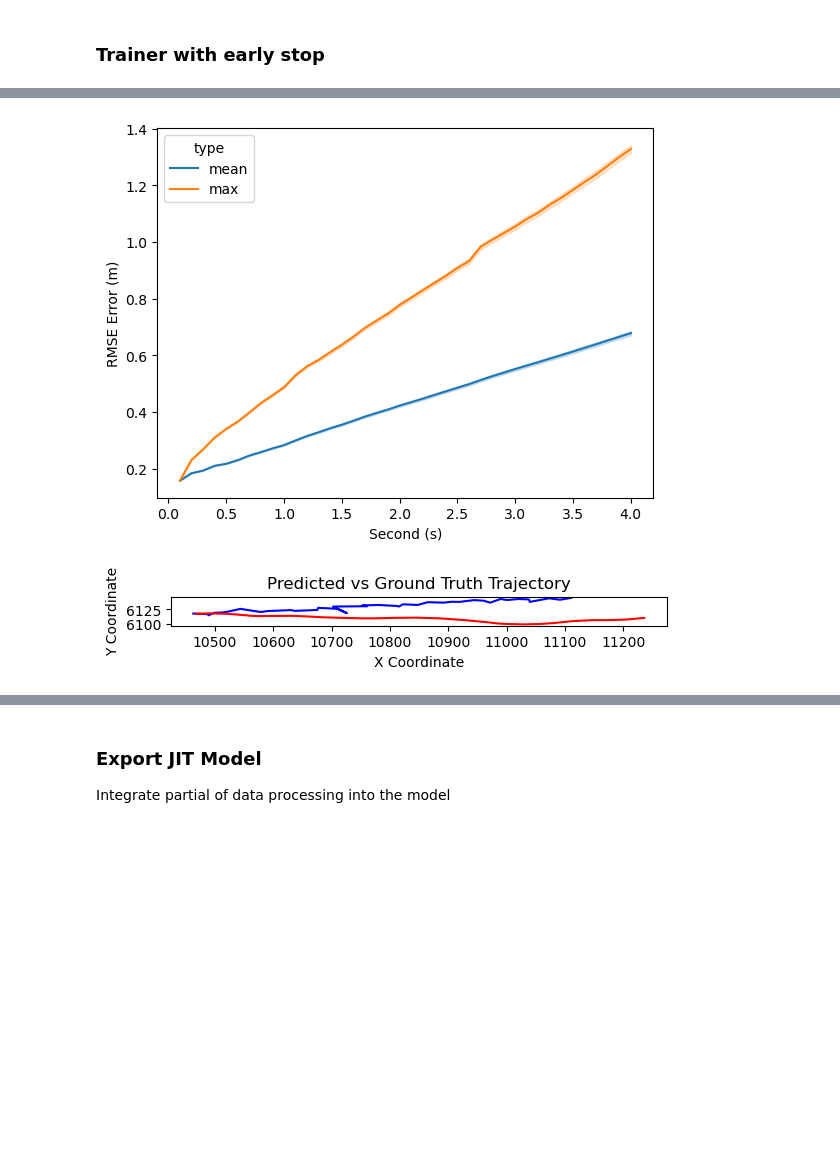
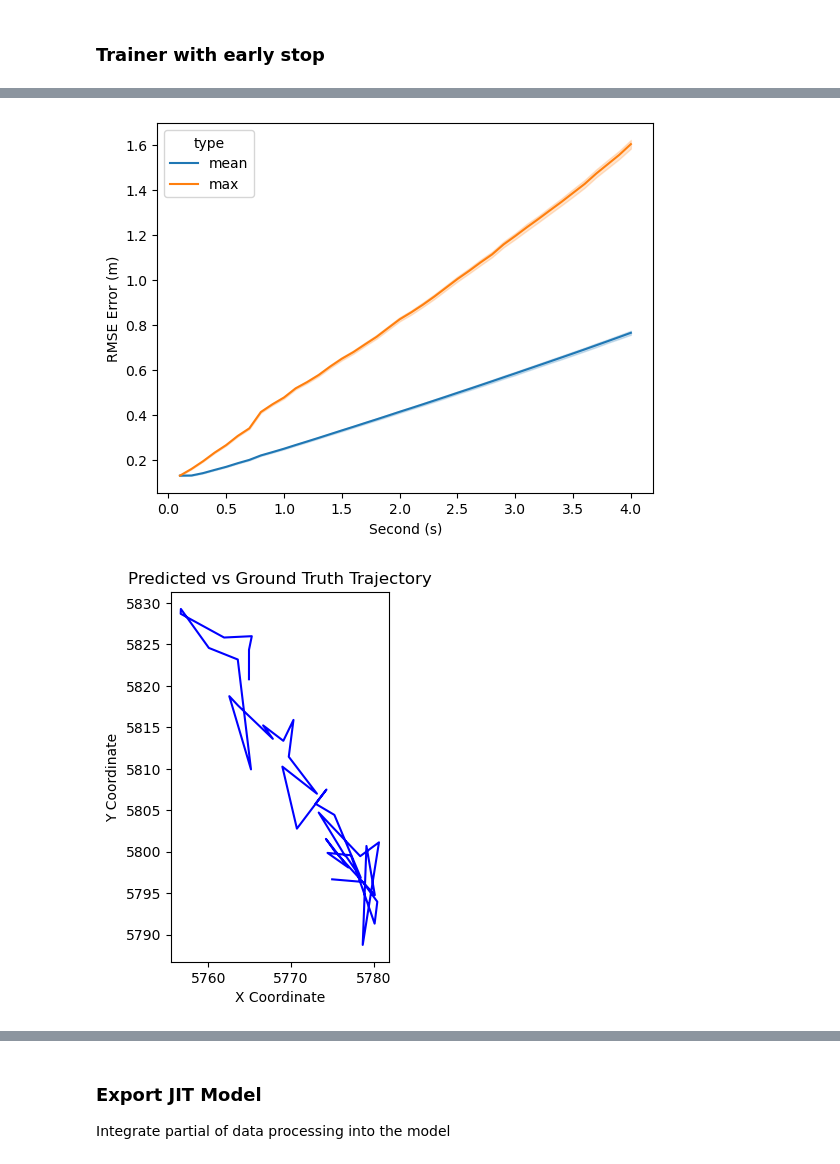
Before and after one commit to priest-yang/Pedestrian-Trajectory-Prediction, a Jupyter notebook: notebook/TFT_parallel_decode.ipynb, the cells around one changed output, grey strips where cells are left out. Drawn from its saved outputs; the diff is of its cells as text; code cells hidden in the pictures; blank space fills up the shorter version.

```diff
--- a/notebook/TFT_parallel_decode.ipynb
+++ b/notebook/TFT_parallel_decode.ipynb
@@ -482,7 +506,7 @@ TemporalFusionTransformerDiffusion(
 ### Trainer with early stop
 # %%
 # Parameters
-n_epochs = 50
+n_epochs = 3
 eval_step = 2000
 save_every = 10000
 patience = 8  # Number of evaluations to wait for improvement
@@ -529,6 +553,8 @@ for epoch in range(n_epochs):
     for step, (X_batch, y_batch) in tqdm(enumerate(train), total=train_all):
         X_batch = X_batch.float().to(device)
         y_batch = y_batch.float().to(device)
+
+
 
         current_pos_input = X_batch[:, -1, :2].clone().unsqueeze(1).repeat(1, lookback, 1)
         current_pos_output = X_batch[:, -1, :2].clone().unsqueeze(1).repeat(1, future_steps, 1)
@@ -806,31 +843,31 @@ sns.lineplot(data = df, x='Second (s)', y='RMSE Error (m)', hue='type',) #  erro
 plt.savefig(f'../model/{model_name}/{folder_name}/res.png')
 plt.show()
 # %% [output]
-[figure, old version]
+[figure, new version]
 # %%
 # visualize
 
-time_stamp = 24599
+time_stamp = 22699
 import matplotlib.pyplot as plt
 import matplotlib.patches as mpatches
 
 pred = predictions[time_stamp, :, :].cpu().numpy()
 truth = truths[time_stamp, :, :].cpu().numpy()
 
 fig, ax = plt.subplots()
 
 # equal axis
 ax.set_aspect('equal')
 
 ax.plot(pred[:, 0], pred[:, 1], color='blue', label='Predicted Trajectory')
 ax.plot(truth[:, 0], truth[:, 1], color='red', label='Ground Truth Trajectory')
 ax.set_xlabel('X Coordinate')
 ax.set_ylabel('Y Coordinate')
 ax.set_title('Predicted vs Ground Truth Trajectory')
 # ax.legend()
 plt.show()
 # %% [output]
-[figure, old version]
+[figure, new version]
 # %%
 exp_results = df.groupby(by=['Second (s)', 'type']).mean().unstack()['RMSE Error (m)']
 exp_results.to_csv(f'../model/{model_name}/{folder_name}/result.csv')
```
Also changed, not shown: parts of 8 cells of this notebook, 5 other files.
